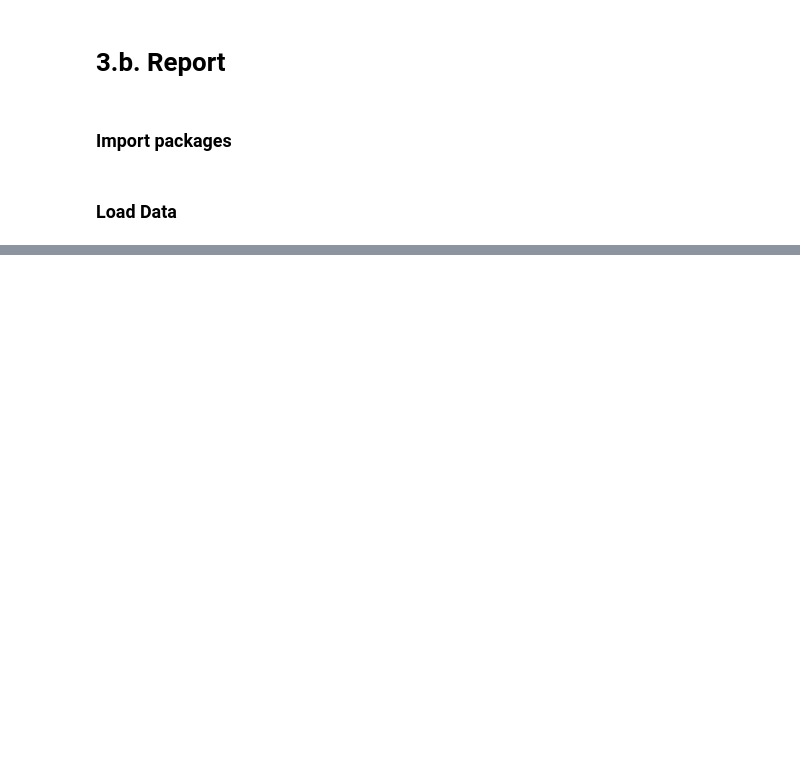
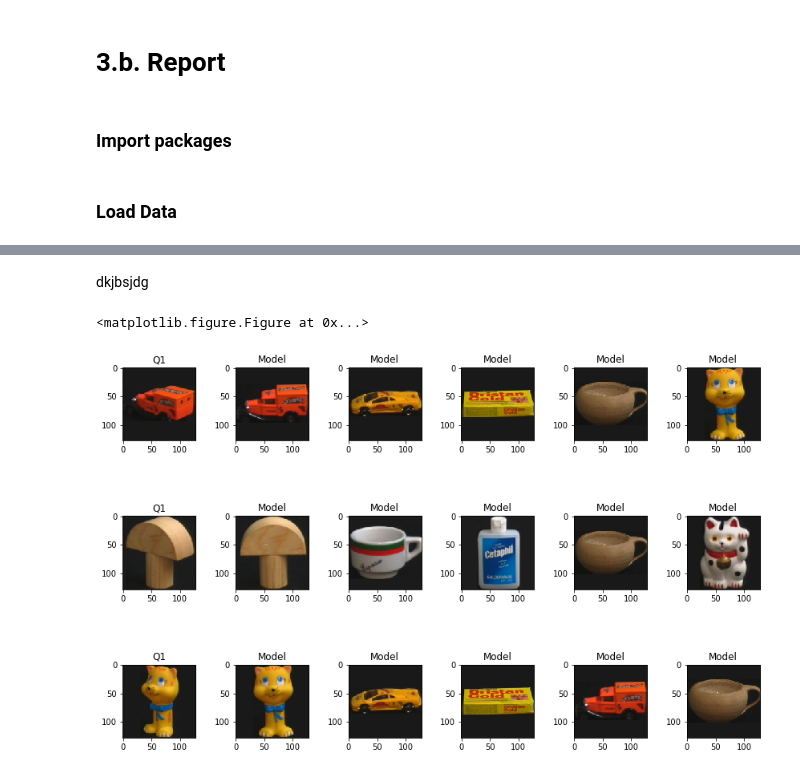
Before and after one commit to FDS-group/Homework_1, a Jupyter notebook: Report.ipynb, the cells around one changed output, grey strips where cells are left out. Drawn from its saved outputs; the diff is of its cells as text; code cells hidden in the pictures; blank space fills up the shorter version.

```diff
--- a/Report.ipynb
+++ b/Report.ipynb
@@ -34,0 +38,7 @@ match_module.show_neighbors(model_images, query_images_vis, 'chi2', 'rg', 30)
+# %% [markdown]
+dkjbsjdg
+# %%
+match_module.show_neighbors(model_images[:10], query_images_vis, 'chi2', 'rgb', 30)
+# %% [output]
+<matplotlib.figure.Figure at 0x...>
+[figure, added]
```
Also changed, not shown: parts of 3 cells of this notebook, 3 other files.
